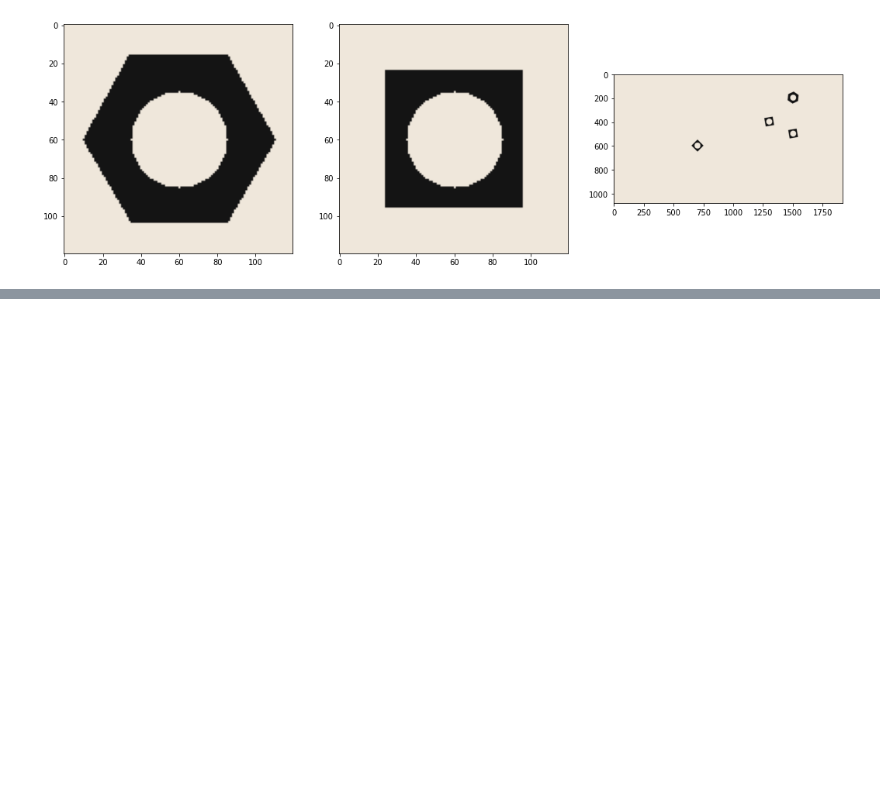
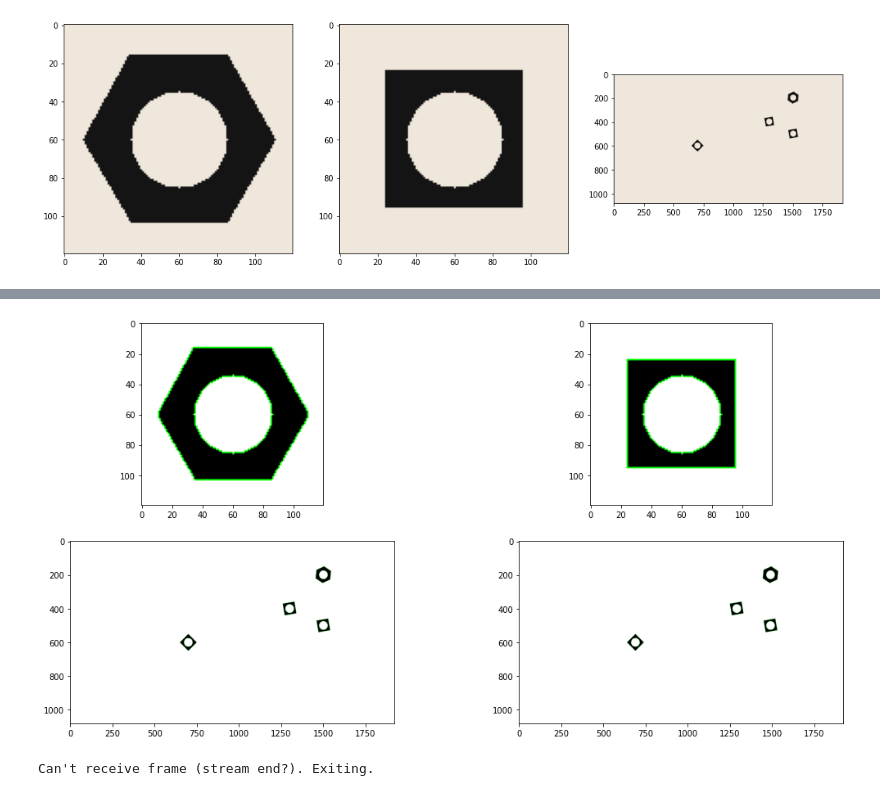
Before and after one commit to Dumindu-Bandara/en2550-fundamentals-of-image-processing-and-machine-vision, a Jupyter notebook: Assignment_3/Assignment_3.ipynb, the cells around one changed output, grey strips where cells are left out. Cells and saved outputs as stored; diff of their text form; code cells hidden in the pictures; blank space fills up the shorter version.

Commit message:
added contour detection

```diff
--- a/Assignment_3/Assignment_3.ipynb
+++ b/Assignment_3/Assignment_3.ipynb
@@ -19,0 +45,27 @@ plt.show()
+# %%
+kernel = np.ones((3,3),np.uint8)
+print(hexnut_thresh.shape)
+hexnut_closing = cv.morphologyEx(hexnut_thresh, cv.MORPH_CLOSE, kernel)
+print(hexnut_closing.shape)
+squarenut_closing = cv.morphologyEx(squarenut_thresh, cv.MORPH_CLOSE, kernel)
+conveyor_f100_closing = cv.morphologyEx(conveyor_f100_thresh, cv.MORPH_CLOSE, kernel)
+conveyor_f101_closing = cv.morphologyEx(conveyor_f101_thresh, cv.MORPH_CLOSE, kernel)
+
+img_array = [hexnut_closing, squarenut_closing, conveyor_f100_closing, conveyor_f101_closing]
+labels    = ["Hexnut", "Square Nut", "Conveyor f100", "Conveyor f101" ]
+	# cv.connectedComponentsWithStats(	image[, labels[, stats[, centroids[, connectivity[, ltype]]]]]	) ->	retval, labels, stats, centroids
+
+def displayConnectedComponentStats(img_array, img_labels):
+    length = len(img_array)
+    for i in range(length):
+        retval, labels, stats, centroids = cv.connectedComponentsWithStats(img_array[i])
+        print("Connected component statistics of ", img_labels[i], ":")
+        print("Number of connected components: ", retval)
+        for j in range(stats.shape[0]):
+            print(f"\tObject {j}:" )
+            print(f"\t\tLeft Top corner X: {stats[j][0]} and Left Top Corner y: {stats[j][1]}")
+            print(f"\t\tRight Bottom corner X: {stats[j][2]} and Right Bottom Corner y: {stats[j][3]}")
+            print(f"\t\tCentroid: ({round(centroids[j][0],2)},{round(centroids[j][1],2)})")
+            print(f"\t\tArea: {stats[j][4]}")
+
+displayConnectedComponentStats(img_array, labels)
@@ -19,0 +90,40 @@ plt.show()
+# %%
+def displayContours(img_array, labels):
+    w = len(img_array)//2
+    h = len(img_array)//2
+    fig, ax = plt.subplots(w, h, figsize = (18, 9))
+    temp_img_array = list()
+
+    for i in range(len(img_array)):
+        inverted_img = cv.bitwise_not(img_array[i]).astype('uint8')
+        contours, hierachy = cv.findContours(inverted_img, cv.RETR_TREE, cv.CHAIN_APPROX_SIMPLE)
+        temp_img_array.append(cv.cvtColor(img_array[i], cv.COLOR_GRAY2BGR))
+        cv.drawContours(temp_img_array[i], contours, -1, (0,255,0), 0)
+        ax[i//2, i%2].imshow(temp_img_array[i])
+
+displayContours(img_array, labels)
+# %% [output]
+[figure, added]
+# %%
+cv.namedWindow('Conveyor', cv.WINDOW_NORMAL)
+cap = cv.VideoCapture('images/conveyor.mp4')
+f = 0
+frame = []
+while cap.isOpened():
+    ret, frame = cap.read()
+    if not ret:
+        print("Can't receive frame (stream end?). Exiting.")
+        break
+
+    f += 1
+    text = 'Frame:' + str(f)
+    cv.putText(frame,text , (100, 100), cv.FONT_HERSHEY_COMPLEX, 1, (0,250,0), 1, cv.LINE_AA)
+    cv.imshow('Conveyor', frame)
+
+    if cv.waitKey(1) == ord('q'):
+        break
+
+cap.release()
+cv.destroyAllWindows()
+# %% [output]
+Can't receive frame (stream end?). Exiting.
```
Also changed, not shown: parts of 5 cells of this notebook.
